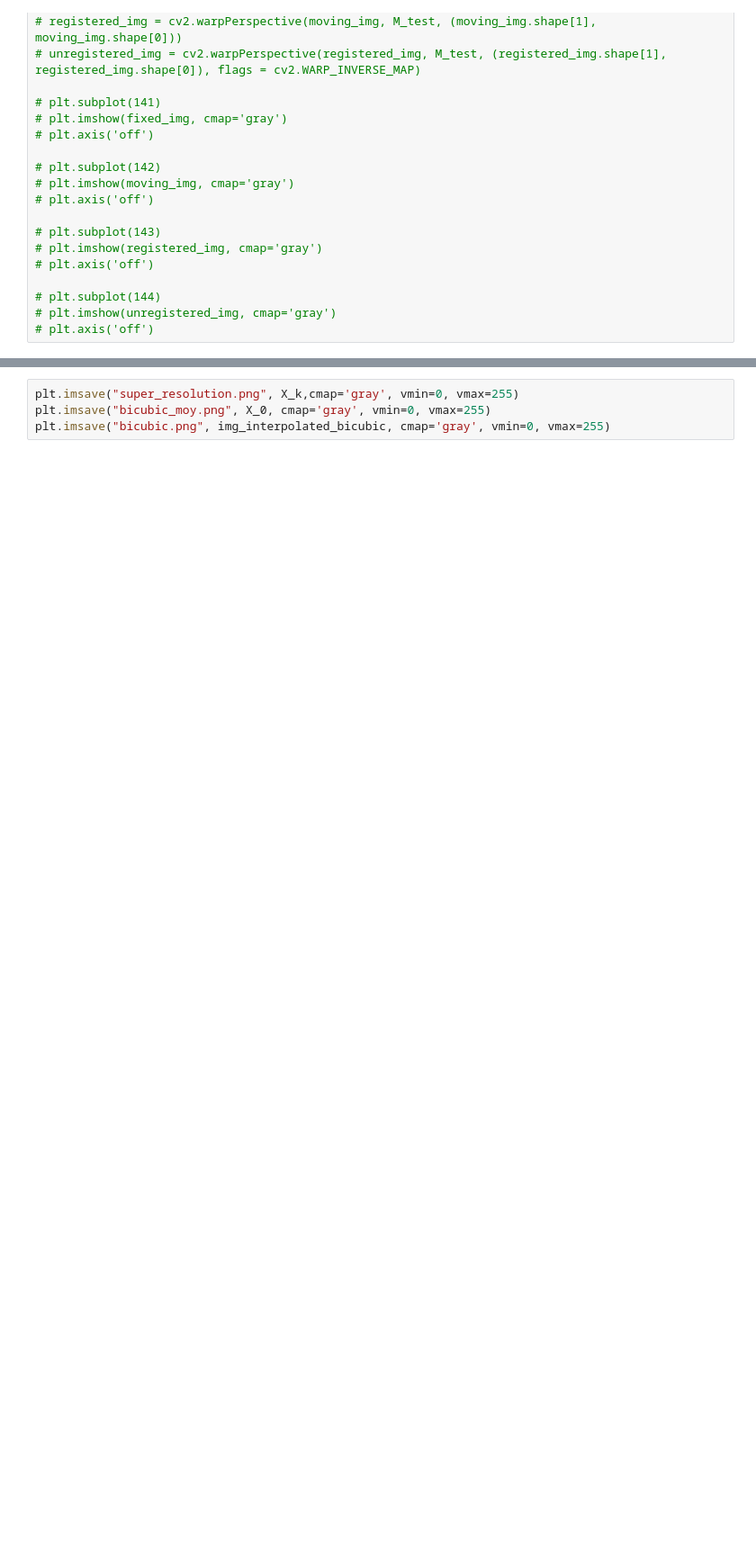
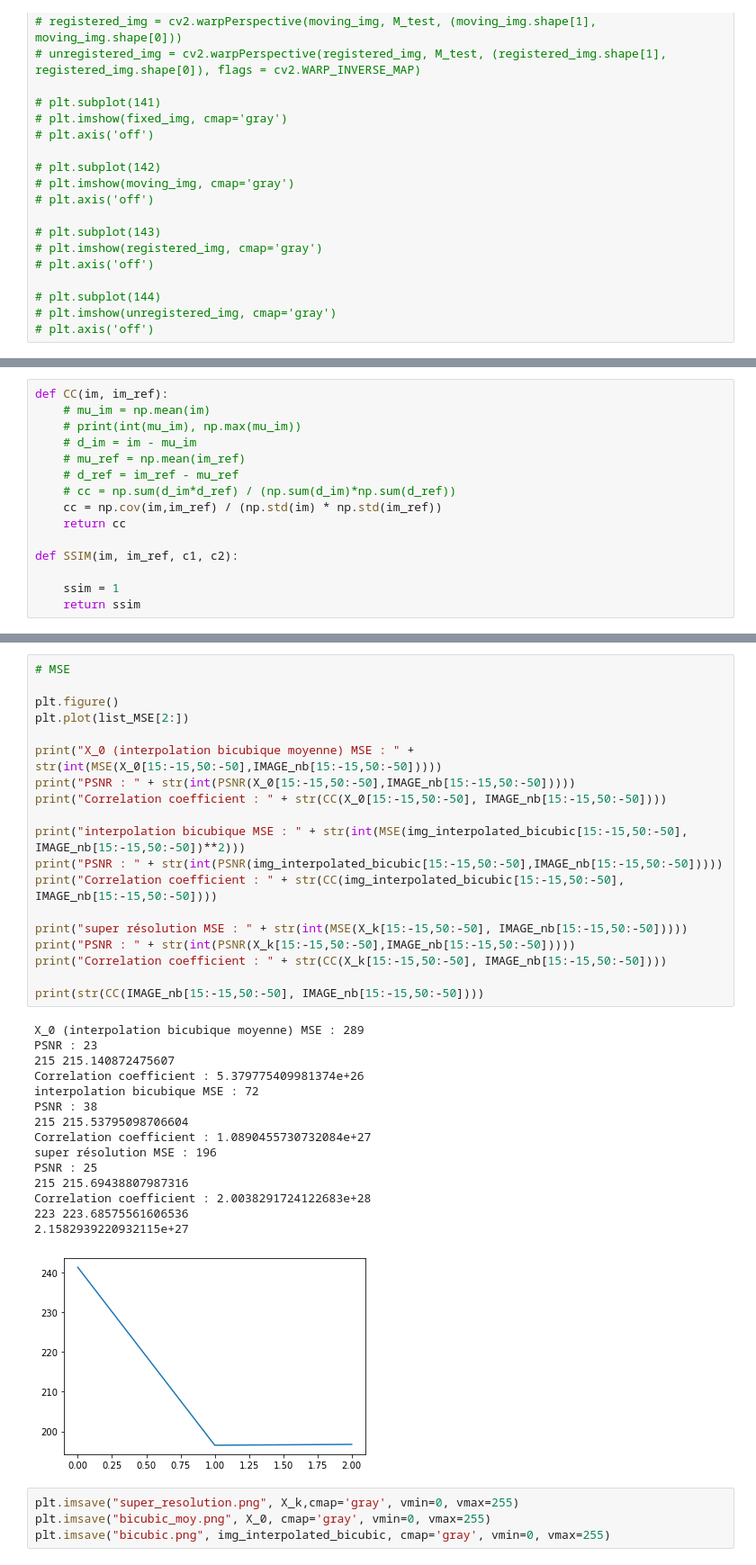
Before and after one commit to zoeducourau/Projet_fin_majeure, a Jupyter notebook: main script.ipynb, the cells around one changed output, grey strips where cells are left out. Shown at 90% size. Saved outputs shown, nothing was run; the diff lists cells and outputs as text; blank space fills up the shorter version.

```diff
--- a/main script.ipynb
+++ b/main script.ipynb
@@ -232,0 +248,15 @@ MSE super résolution :1313.29454844022
+# %%
+def CC(im, im_ref):
+    # mu_im = np.mean(im)
+    # print(int(mu_im), np.max(mu_im))
+    # d_im = im - mu_im
+    # mu_ref = np.mean(im_ref)
+    # d_ref = im_ref - mu_ref
+    # cc = np.sum(d_im*d_ref) / (np.sum(d_im)*np.sum(d_ref))
+    cc = np.cov(im,im_ref) / (np.std(im) * np.std(im_ref))
+    return cc
+
+def SSIM(im, im_ref, c1, c2):
+
+    ssim = 1
+    return ssim
@@ -233,3 +266,38 @@ MSE super résolution :1313.29454844022
+# %%
+# MSE
+
+plt.figure()
+plt.plot(list_MSE[2:])
+
+print("X_0 (interpolation bicubique moyenne) MSE : " + str(int(MSE(X_0[15:-15,50:-50],IMAGE_nb[15:-15,50:-50]))))
+print("PSNR : " + str(int(PSNR(X_0[15:-15,50:-50],IMAGE_nb[15:-15,50:-50]))))
+print("Correlation coefficient : " + str(CC(X_0[15:-15,50:-50], IMAGE_nb[15:-15,50:-50])))
+
+print("interpolation bicubique MSE : " + str(int(MSE(img_interpolated_bicubic[15:-15,50:-50], IMAGE_nb[15:-15,50:-50])**2)))
+print("PSNR : " + str(int(PSNR(img_interpolated_bicubic[15:-15,50:-50],IMAGE_nb[15:-15,50:-50]))))
+print("Correlation coefficient : " + str(CC(img_interpolated_bicubic[15:-15,50:-50], IMAGE_nb[15:-15,50:-50])))
+
+print("super résolution MSE : " + str(int(MSE(X_k[15:-15,50:-50], IMAGE_nb[15:-15,50:-50]))))
+print("PSNR : " + str(int(PSNR(X_k[15:-15,50:-50],IMAGE_nb[15:-15,50:-50]))))
+print("Correlation coefficient : " + str(CC(X_k[15:-15,50:-50], IMAGE_nb[15:-15,50:-50])))
+
+print(str(CC(IMAGE_nb[15:-15,50:-50], IMAGE_nb[15:-15,50:-50])))
+# %% [output]
+X_0 (interpolation bicubique moyenne) MSE : 289
+PSNR : 23
+215 215.140872475607
+Correlation coefficient : 5.379775409981374e+26
+interpolation bicubique MSE : 72
+PSNR : 38
+215 215.53795098706604
+Correlation coefficient : 1.0890455730732084e+27
+super résolution MSE : 196
+PSNR : 25
+215 215.69438807987316
+Correlation coefficient : 2.0038291724122683e+28
+223 223.68575561606536
+2.1582939220932115e+27
+[figure, added]
 # %%
 plt.imsave("super_resolution.png", X_k,cmap='gray', vmin=0, vmax=255)
 plt.imsave("bicubic_moy.png", X_0, cmap='gray', vmin=0, vmax=255)
```
Also changed, not shown: parts of 12 cells of this notebook, 2 other files.
